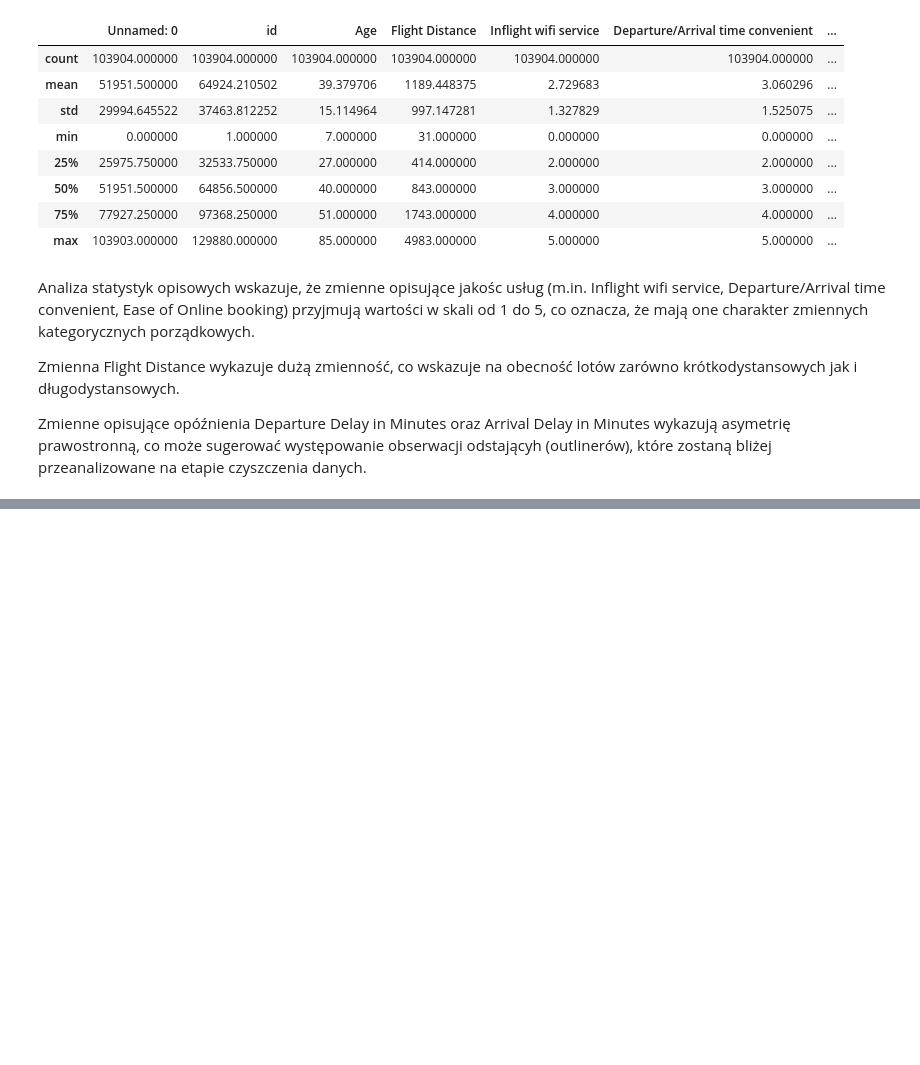
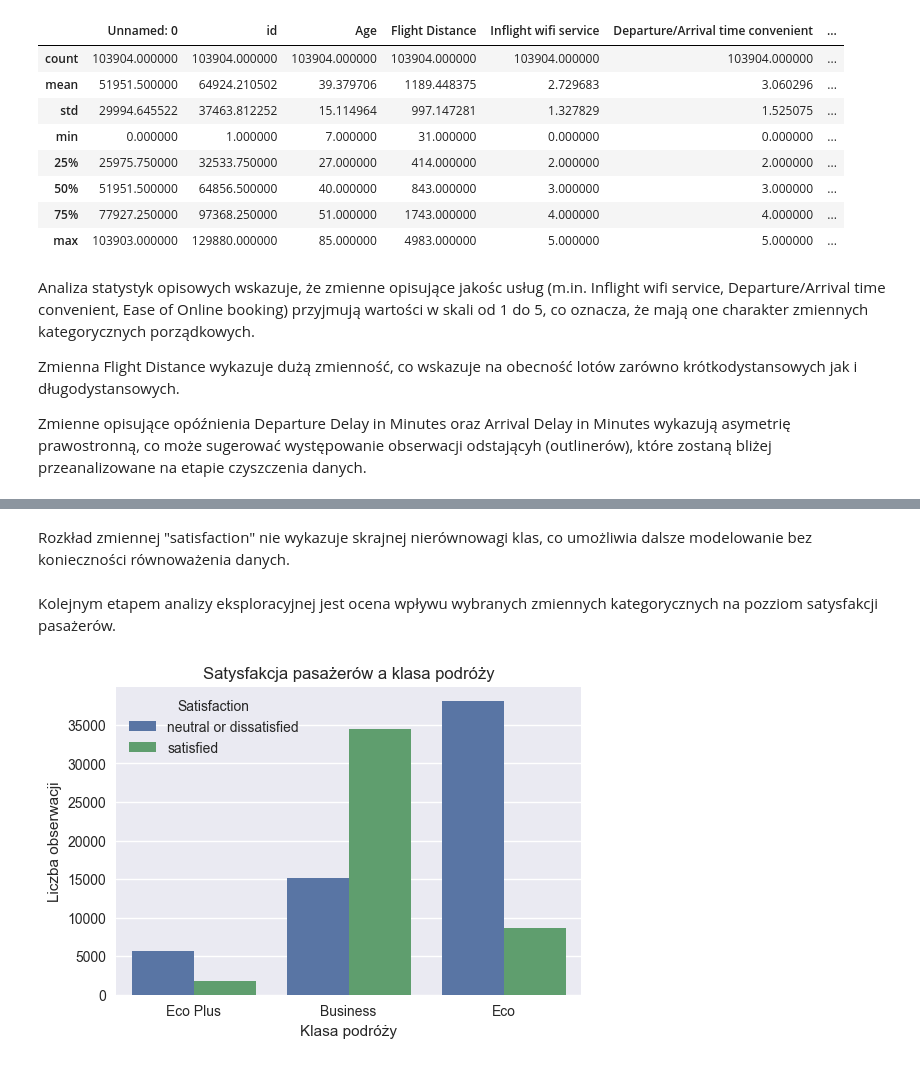
Before and after one commit to wzdrodowska/airline-passenger-satisfaction, a Jupyter notebook: Raport z analizy i modelowania zbioru danych Airline Passenger Satisfaction.ipynb, the cells around one changed output, grey strips where cells are left out. Cells and saved outputs as stored; diff of their text form; code cells hidden in the pictures; blank space fills up the shorter version.

```diff
--- a/Raport z analizy i modelowania zbioru danych Airline Passenger Satisfaction.ipynb
+++ b/Raport z analizy i modelowania zbioru danych Airline Passenger Satisfaction.ipynb
@@ -154,0 +181,14 @@ Zmienne opisujące opóźnienia Departure Delay in Minutes oraz Arrival Delay in
+# %% [markdown]
+Rozkład zmiennej "satisfaction" nie wykazuje skrajnej nierównowagi klas, co umożliwia dalsze modelowanie bez konieczności równoważenia danych.
+# %% [markdown]
+Kolejnym etapem analizy eksploracyjnej jest ocena wpływu wybranych zmiennych kategorycznych na pozziom satysfakcji pasażerów.
+# %%
+plt.figure(figsize=(6,4))
+sns.countplot(data=train_df, x="Class", hue="satisfaction")
+plt.title("Satysfakcja pasażerów a klasa podróży")
+plt.xlabel("Klasa podróży")
+plt.ylabel("Liczba obserwacji")
+plt.legend(title="Satisfaction")
+plt.show()
+# %% [output]
+[figure, added]
```
Also changed, not shown: parts of 15 cells of this notebook.
